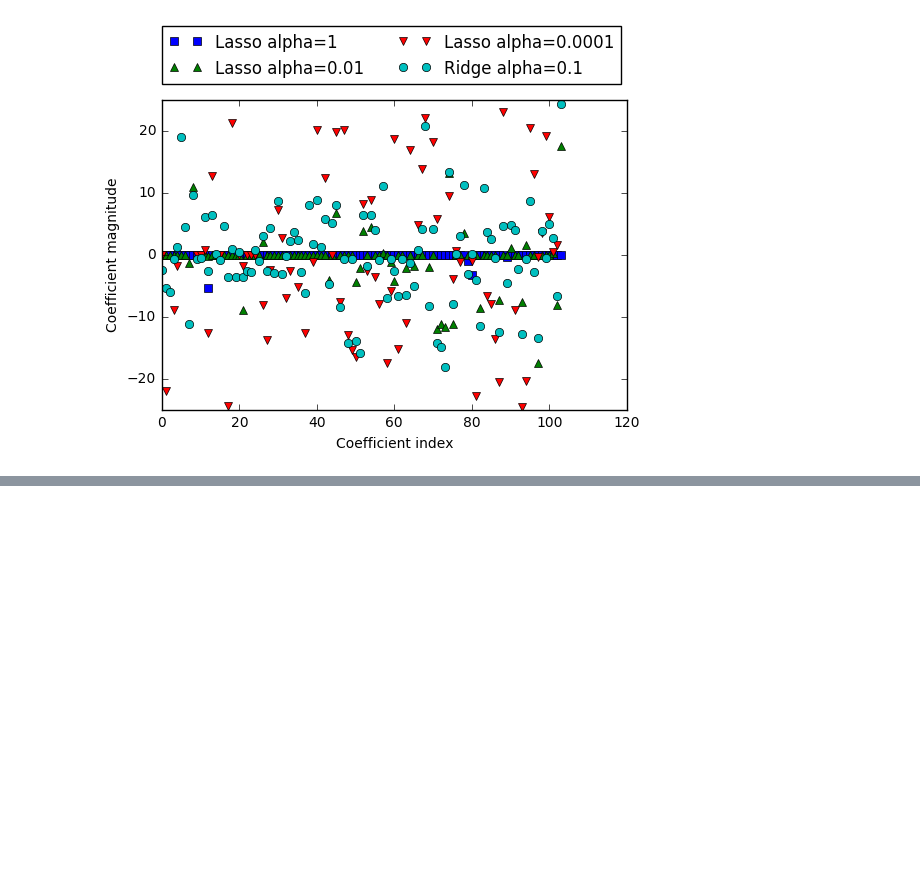
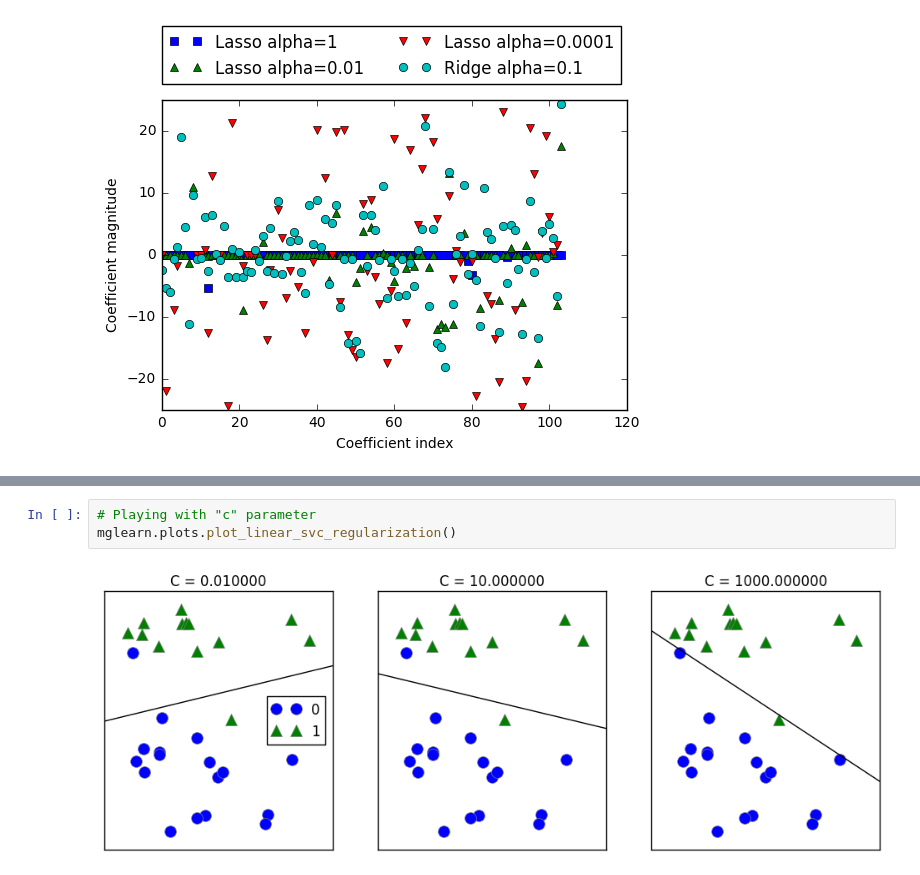
Before and after one commit to cgosmeyer/learning_machinelearning, a Jupyter notebook: ch2_nearest_linear.ipynb, the cells around one changed output, grey strips where cells are left out. Drawn from its saved outputs; the diff is of its cells as text; blank space fills up the shorter version.

```diff
--- a/ch2_nearest_linear.ipynb
+++ b/ch2_nearest_linear.ipynb
@@ -331,0 +356,5 @@ plt.ylabel("Coefficient magnitude")
+# %%
+# Playing with "c" parameter
+mglearn.plots.plot_linear_svc_regularization()
+# %% [output]
+[figure, added]
```
Also changed, not shown: parts of 10 cells of this notebook, 1 other file.
